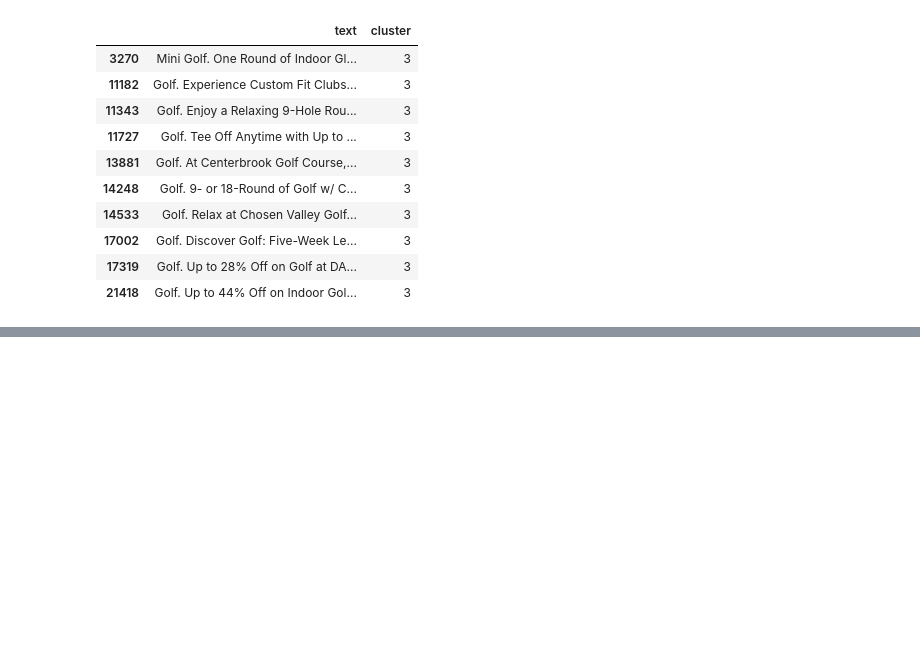
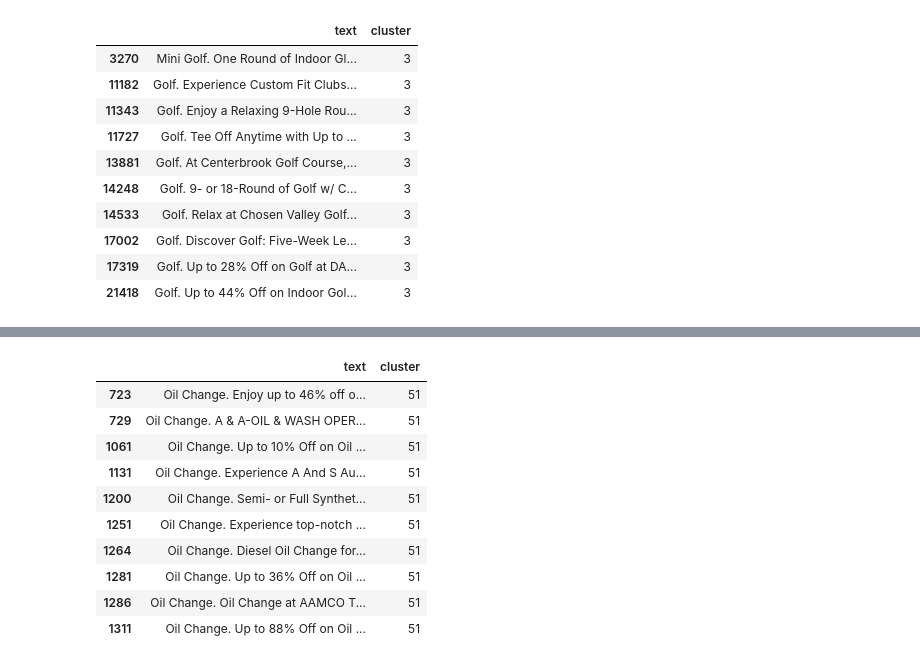
Before and after one commit to zphilippcz/research, a Jupyter notebook: clusters/deal_clusters.ipynb, the cells around one changed output, grey strips where cells are left out. Cells and saved outputs as stored; diff of their text form; code cells hidden in the pictures; blank space fills up the shorter version.

```diff
--- a/clusters/deal_clusters.ipynb
+++ b/clusters/deal_clusters.ipynb
@@ -113,0 +142,14 @@ df[['text', 'cluster']].query("cluster == 3").head(10)
+# %%
+df[['text', 'cluster']].query("cluster == 51").head(10)
+# %% [output]
+|  | text | cluster |
+| 723 | Oil Change. Enjoy up to 46% off o... | 51 |
+| 729 | Oil Change. A & A-OIL & WASH OPER... | 51 |
+| 1061 | Oil Change. Up to 10% Off on Oil ... | 51 |
+| 1131 | Oil Change. Experience A And S Au... | 51 |
+| 1200 | Oil Change. Semi- or Full Synthet... | 51 |
+| 1251 | Oil Change. Experience top-notch ... | 51 |
+| 1264 | Oil Change. Diesel Oil Change for... | 51 |
+| 1281 | Oil Change. Up to 36% Off on Oil ... | 51 |
+| 1286 | Oil Change. Oil Change at AAMCO T... | 51 |
+| 1311 | Oil Change. Up to 88% Off on Oil ... | 51 |
```
Also changed, not shown: parts of 11 cells of this notebook.
